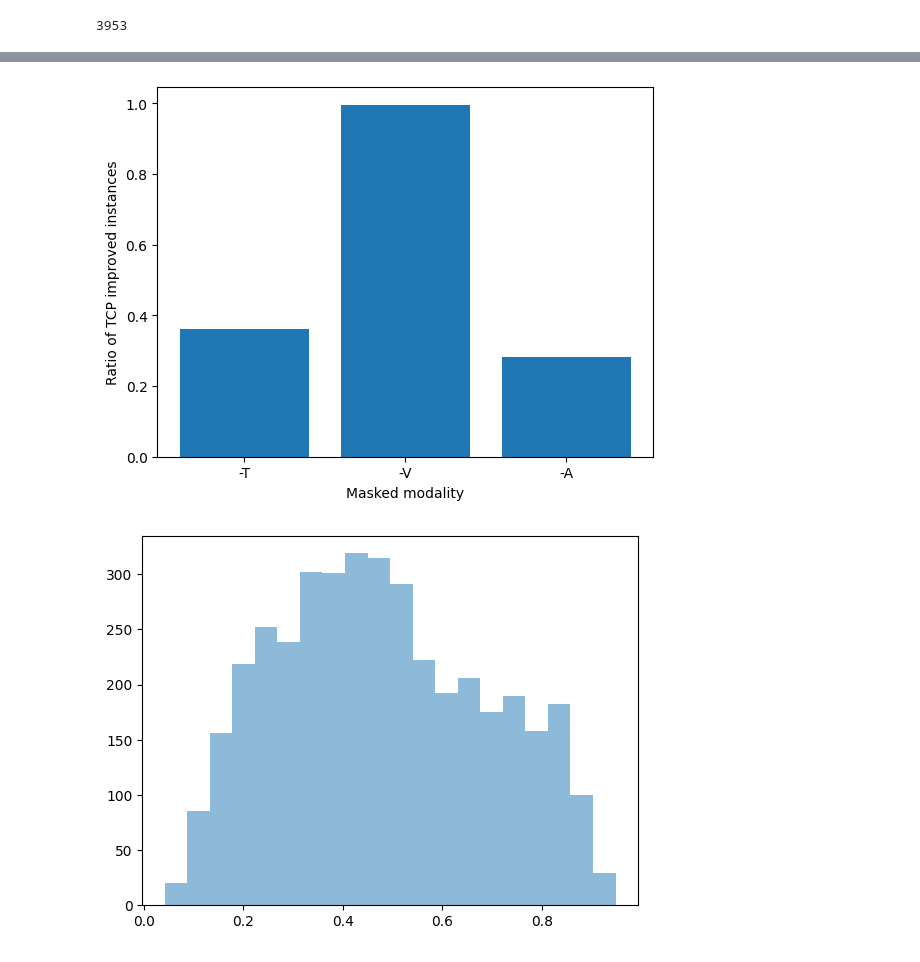
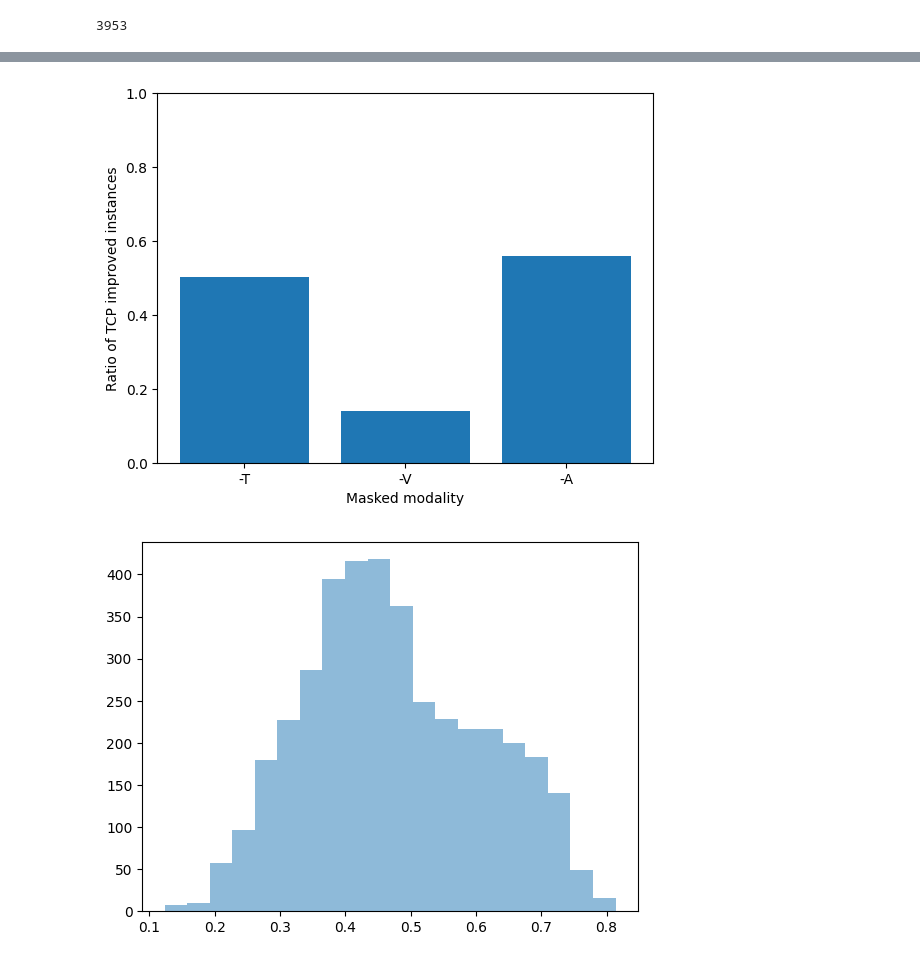
Before and after one commit to SoyeonHH/MMDA, a Jupyter notebook: analysis.ipynb, the cells around one changed output, grey strips where cells are left out. Drawn from its saved outputs; the diff is of its cells as text; code cells hidden in the pictures.

```diff
--- a/analysis.ipynb
+++ b/analysis.ipynb
@@ -9,5 +9,5 @@ import json
 ## Baseline model
 # %%
 current_dir = os.getcwd()
-results = pd.read_csv(current_dir + '/MISA/results_mosei_MISA_dropout(0.6)_batchsize(32)_epoch(40).csv')
+results = pd.read_csv(current_dir + '/results/results_mosei_MISA_dropout(0.6)_batchsize(32)_epoch(40).csv')
 # %%
@@ -90,23 +90,24 @@ plt.close()
 # %%
 # Ratio of TCP improved instances for each modality masking
 columns = ['-T', '-V', '-A']
 
 tcp_improved_ratio = [
     (results['tcp_AV'] > results['tcp_TVA']).sum() / results.shape[0],
     (results['tcp_TA'] > results['tcp_TVA']).sum() / results.shape[0],
     (results['tcp_TV'] > results['tcp_TVA']).sum() / results.shape[0]
 ]
 
 plt.bar(columns, tcp_improved_ratio)
+plt.ylim(0, 1)
 plt.xlabel("Masked modality")
 plt.ylabel("Ratio of TCP improved instances")
 plt.show()
 # %% [output]
-[figure, old version]
+[figure, new version]
 # %%
 plt.close()
 # %%
 ax = results['tcp_TVA'].hist(bins=20, alpha=0.5, grid=False)
 plt.show()
 # %% [output]
-[figure, old version]
+[figure, new version]
```
Also changed, not shown: parts of 13 cells of this notebook, 7 other files.
